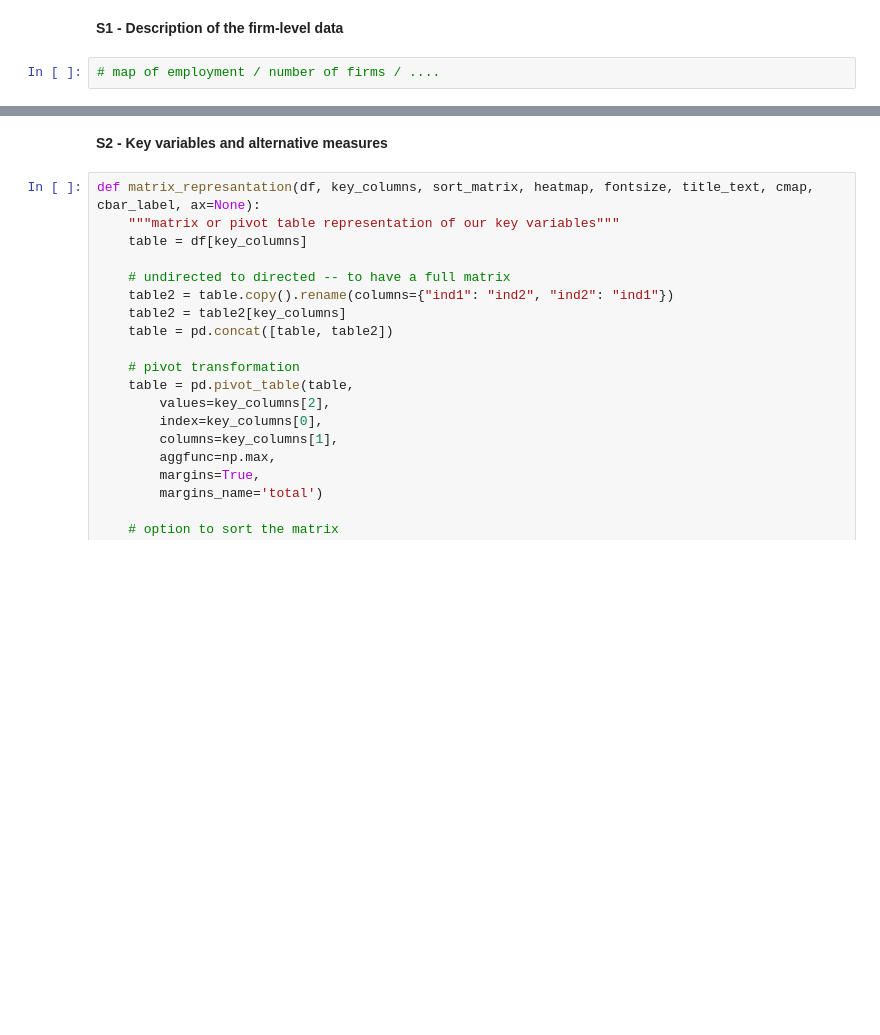
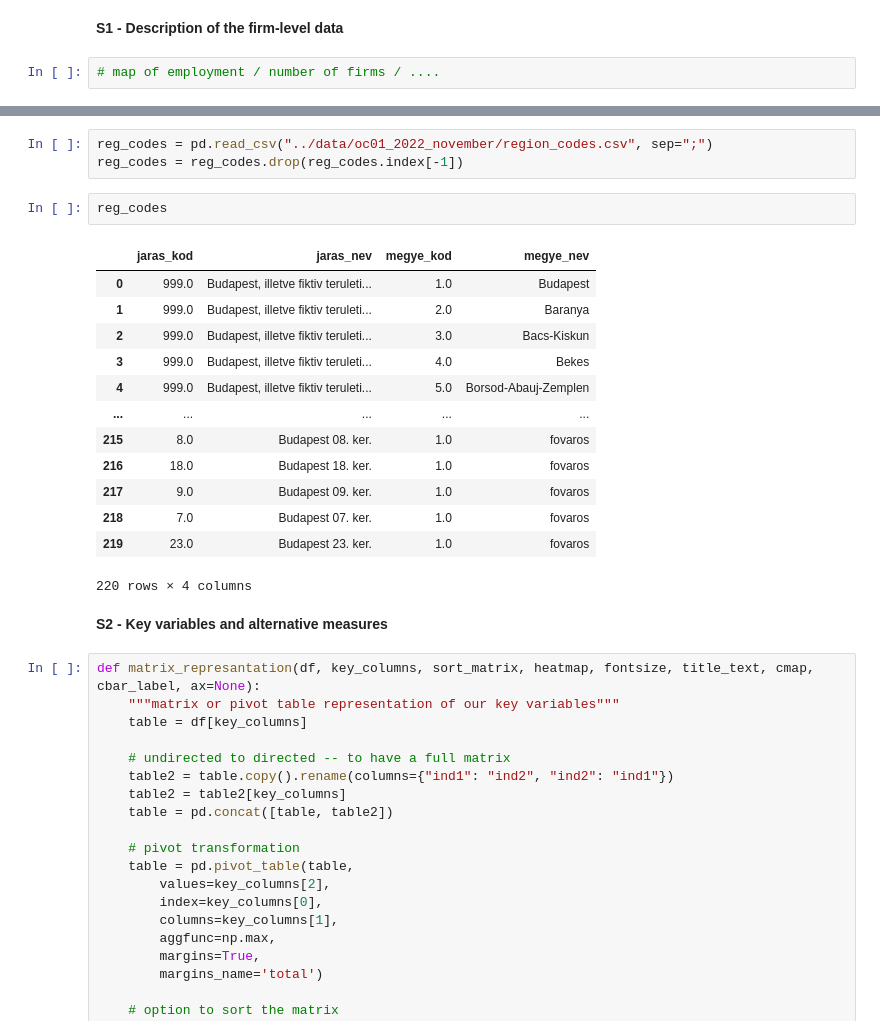
Before and after one commit to sandorjuhasz/coagglomeration, a Jupyter notebook: code/02_supplementary_figures.ipynb, the cells around one changed output, grey strips where cells are left out. Drawn from its saved outputs; the diff is of its cells as text; blank space fills up the shorter version.

```diff
--- a/code/02_supplementary_figures.ipynb
+++ b/code/02_supplementary_figures.ipynb
@@ -25,3 +59,22 @@ map_df.boundary.plot()
+# %%
+reg_codes = pd.read_csv("../data/oc01_2022_november/region_codes.csv", sep=";")
+reg_codes = reg_codes.drop(reg_codes.index[-1])
+# %%
+reg_codes
+# %% [output]
+|  | jaras_kod | jaras_nev | megye_kod | megye_nev |
+| 0 | 999.0 | Budapest, illetve fiktiv teruleti... | 1.0 | Budapest |
+| 1 | 999.0 | Budapest, illetve fiktiv teruleti... | 2.0 | Baranya |
+| 2 | 999.0 | Budapest, illetve fiktiv teruleti... | 3.0 | Bacs-Kiskun |
+| 3 | 999.0 | Budapest, illetve fiktiv teruleti... | 4.0 | Bekes |
+| 4 | 999.0 | Budapest, illetve fiktiv teruleti... | 5.0 | Borsod-Abauj-Zemplen |
+| ... | ... | ... | ... | ... |
+| 215 | 8.0 | Budapest 08. ker. | 1.0 | fovaros |
+| 216 | 18.0 | Budapest 18. ker. | 1.0 | fovaros |
+| 217 | 9.0 | Budapest 09. ker. | 1.0 | fovaros |
+| 218 | 7.0 | Budapest 07. ker. | 1.0 | fovaros |
+| 219 | 23.0 | Budapest 23. ker. | 1.0 | fovaros |
+220 rows × 4 columns
 # %% [markdown]
 **S2 - Key variables and alternative measures**
 # %%
```
Also changed, not shown: parts of 6 cells of this notebook.
